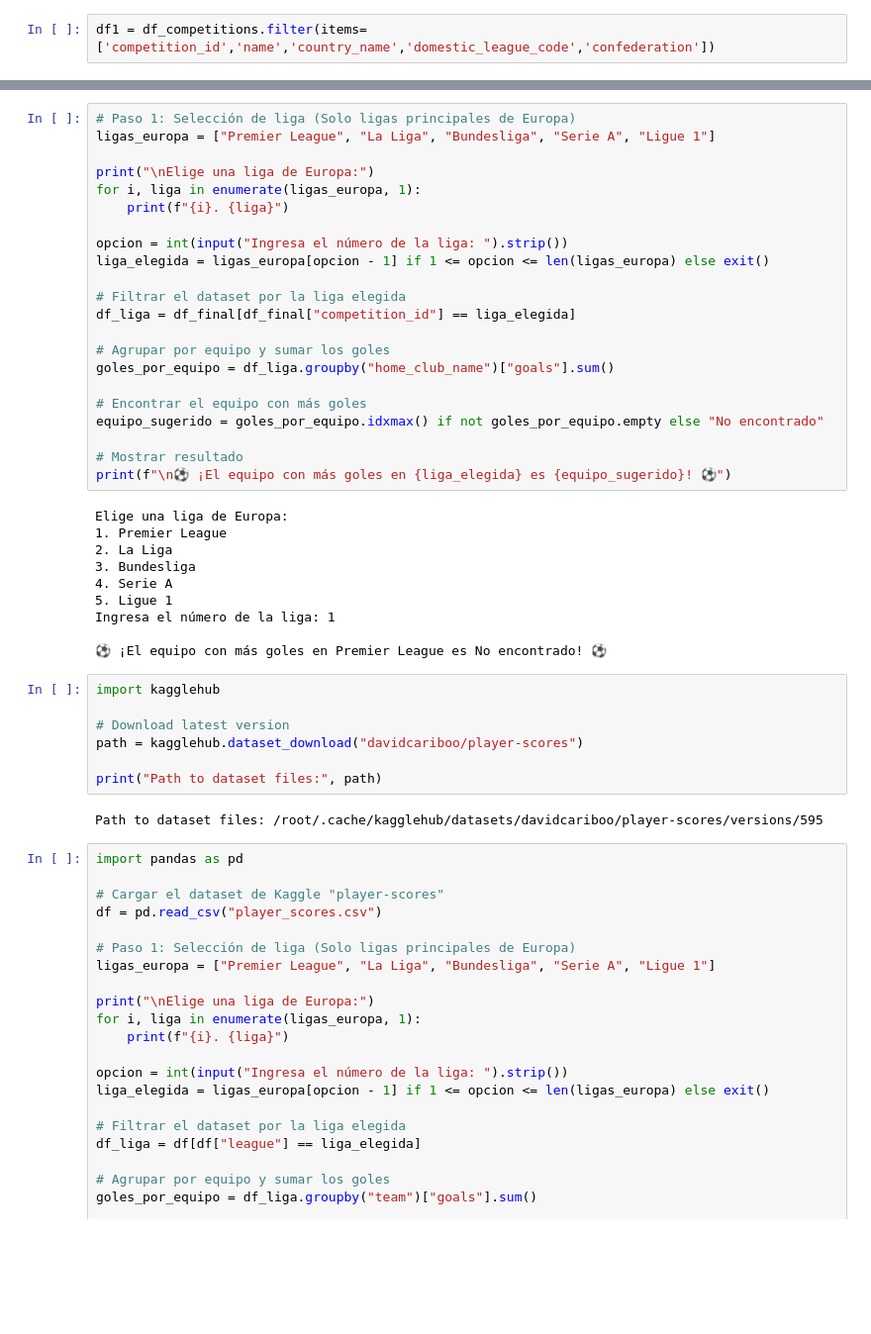
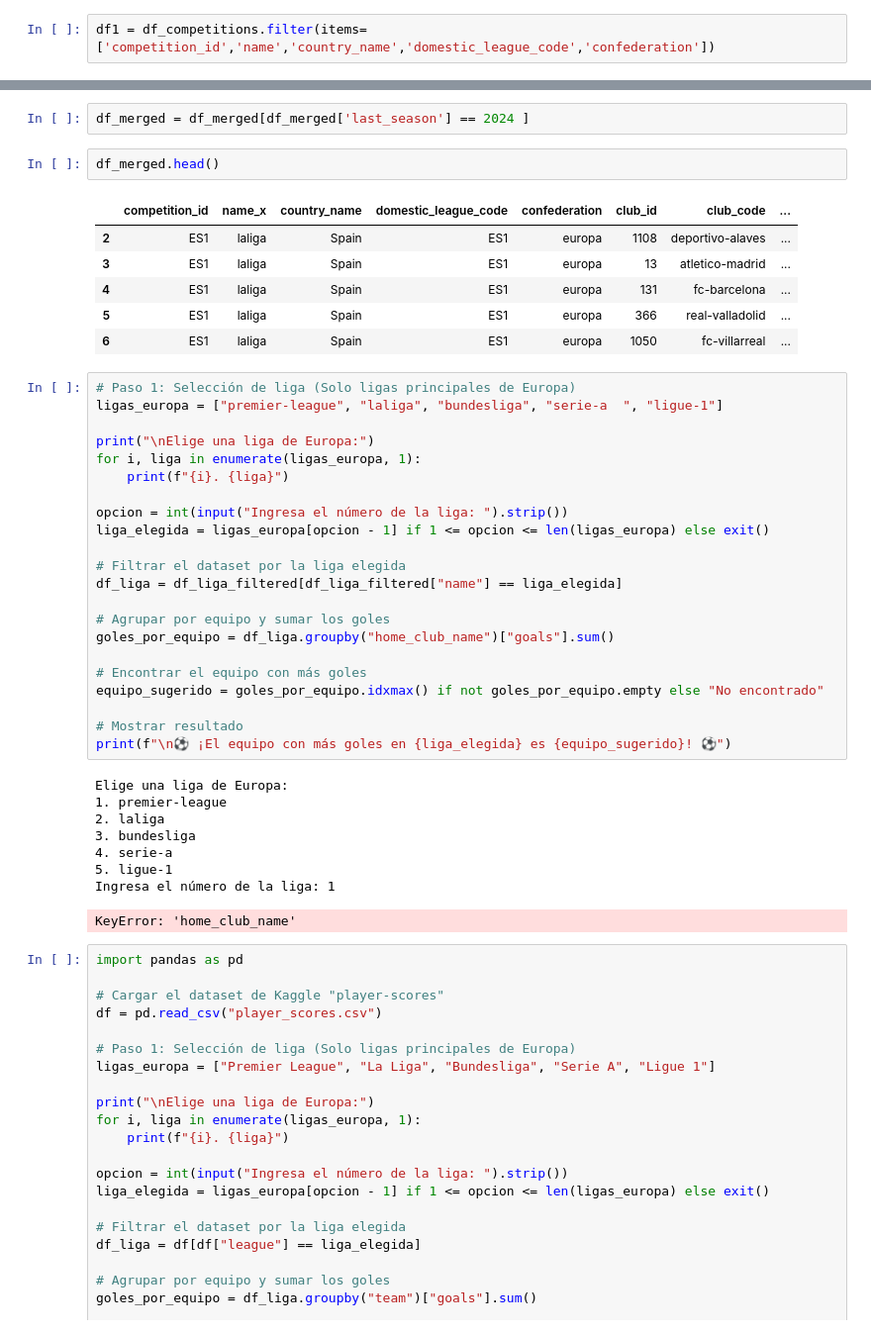
Before and after one commit to iGhostlp/Proyecto_MELI, a Jupyter notebook: Proyecto_MELI.ipynb, the cells around one changed output, grey strips where cells are left out. Shown: that part at 99% size. Cells and saved outputs as stored; diff of their text form; blank space fills up the shorter version.

```diff
--- a/Proyecto_MELI.ipynb
+++ b/Proyecto_MELI.ipynb
@@ -79,6 +77,17 @@ print(df1.head(10))
+# %%
+df_merged = df_merged[df_merged['last_season'] == 2024 ]
+# %%
+df_merged.head()
+# %% [output]
+|  | competition_id | name_x | country_name | domestic_league_code | confederation | club_id | club_code | ... |
+| 2 | ES1 | laliga | Spain | ES1 | europa | 1108 | deportivo-alaves | ... |
+| 3 | ES1 | laliga | Spain | ES1 | europa | 13 | atletico-madrid | ... |
+| 4 | ES1 | laliga | Spain | ES1 | europa | 131 | fc-barcelona | ... |
+| 5 | ES1 | laliga | Spain | ES1 | europa | 366 | real-valladolid | ... |
+| 6 | ES1 | laliga | Spain | ES1 | europa | 1050 | fc-villarreal | ... |
 # %%
 # Paso 1: Selección de liga (Solo ligas principales de Europa)
-ligas_europa = ["Premier League", "La Liga", "Bundesliga", "Serie A", "Ligue 1"]
+ligas_europa = ["premier-league", "laliga", "bundesliga", "serie-a	", "ligue-1"]
 
 print("\nElige una liga de Europa:")
 for i, liga in enumerate(ligas_europa, 1):
@@ -88,7 +97,7 @@ opcion = int(input("Ingresa el número de la liga: ").strip())
 liga_elegida = ligas_europa[opcion - 1] if 1 <= opcion <= len(ligas_europa) else exit()
 
 # Filtrar el dataset por la liga elegida
-df_liga = df_final[df_final["competition_id"] == liga_elegida]
+df_liga = df_liga_filtered[df_liga_filtered["name"] == liga_elegida]
 
 # Agrupar por equipo y sumar los goles
 goles_por_equipo = df_liga.groupby("home_club_name")["goals"].sum()
@@ -100,23 +109,13 @@ equipo_sugerido = goles_por_equipo.idxmax() if not goles_por_equipo.empty else "
 print(f"\n⚽ ¡El equipo con más goles en {liga_elegida} es {equipo_sugerido}! ⚽")
 # %% [output]
 Elige una liga de Europa:
-1. Premier League
-2. La Liga
-3. Bundesliga
-4. Serie A
-5. Ligue 1
+1. premier-league
+2. laliga
+3. bundesliga
+4. serie-a
+5. ligue-1
 Ingresa el número de la liga: 1
-
-⚽ ¡El equipo con más goles en Premier League es No encontrado! ⚽
+KeyError: 'home_club_name'
-# %%
-import kagglehub
-
-# Download latest version
-path = kagglehub.dataset_download("davidcariboo/player-scores")
-
-print("Path to dataset files:", path)
-# %% [output]
-Path to dataset files: /root/.cache/kagglehub/datasets/davidcariboo/player-scores/versions/595
 # %%
 import pandas as pd
 
```
Also changed, not shown: parts of 27 cells of this notebook.
